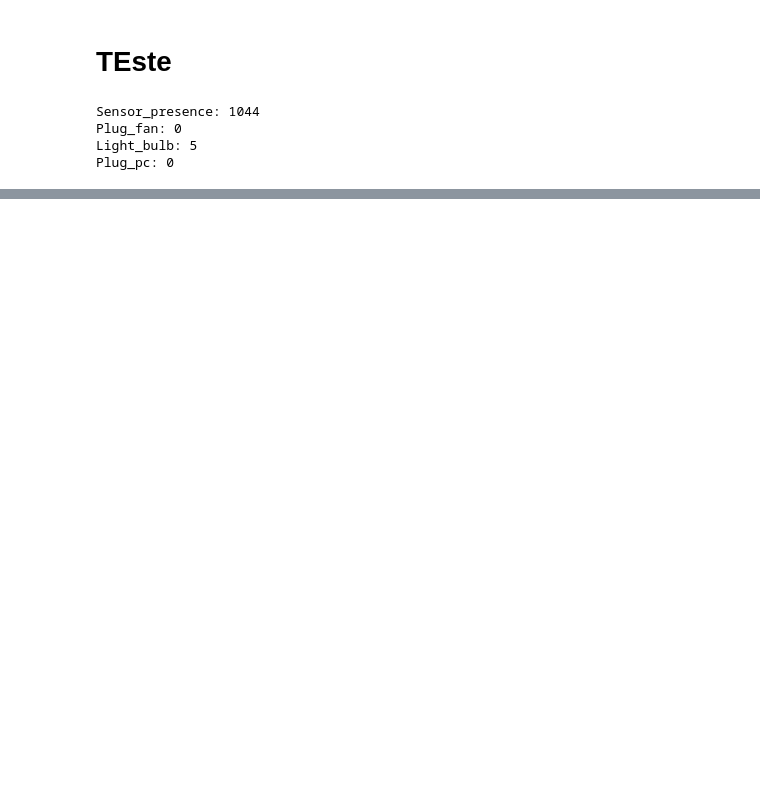
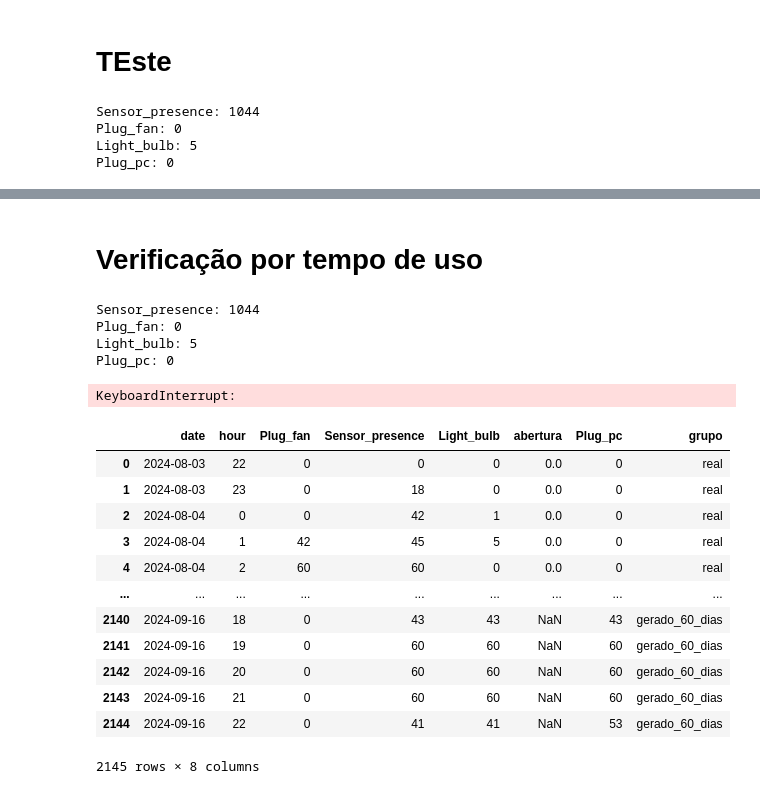
Before and after one commit to hestia-sim/HESTIA-Smart-Home-Simulator, a Jupyter notebook: notebook/validacao.ipynb, the cells around one changed output, grey strips where cells are left out. Saved outputs shown, nothing was run; the diff lists cells and outputs as text; code cells hidden in the pictures; blank space fills up the shorter version.

```diff
--- a/notebook/validacao.ipynb
+++ b/notebook/validacao.ipynb
@@ -295,0 +398,2 @@ graph_gerado = device_change_heatmap_Teste(df_gerado_temp, unique_devices)
+# %% [markdown]
+# Verificação por tempo de uso
@@ -295,0 +466,12 @@ graph_gerado = device_change_heatmap_Teste(df_gerado_temp, unique_devices)
+# %%
+df_real = trata_dados_reais('dados.json').sort_values('timeStamp', ascending=True).reset_index(drop=True)
+df_real['message'] = df_real['message'].apply(lambda x: str(x))
+
+df_gerado_14d = trata_dados_gerados('../dados/original/completo/dados-validacao-14-dias.csv').sort_values('timeStamp', ascending=True).reset_index(drop=True)
+
+df_gerado_60d = trata_dados_gerados('../dados/original/completo/dados-validacao-60-dias.csv').sort_values('timeStamp', ascending=True).reset_index(drop=True)
+# %% [output]
+Sensor_presence: 1044
+Plug_fan: 0
+Light_bulb: 5
+Plug_pc: 0
@@ -295,0 +482,49 @@ graph_gerado = device_change_heatmap_Teste(df_gerado_temp, unique_devices)
+# %%
+real_transform = transform(data=real_encoded)
+generated_14d_transform = transform(data=generated_encoded_14d)
+generated_60d_transform = transform(data=generated_encoded_60d)
+# %% [output]
+KeyboardInterrupt:
+# %%
+real_transform['hour'] = real_transform['timeStamp'].dt.hour
+real_transform['date'] = real_transform['timeStamp'].dt.date
+
+generated_14d_transform['hour'] = generated_14d_transform['timeStamp'].dt.hour
+generated_14d_transform['date'] = generated_14d_transform['timeStamp'].dt.date
+
+generated_60d_transform['hour'] = generated_60d_transform['timeStamp'].dt.hour
+generated_60d_transform['date'] = generated_60d_transform['timeStamp'].dt.date
+# %%
+devices = list(df_real['devId'].unique())
+real_transform = real_transform.groupby(['date', 'hour'])[devices].sum()
+real_transform.reset_index(inplace=True)
+real_transform['grupo'] = 'real'
+
+devices = list(df_gerado_14d['devId'].unique())
+generated_14d_transform = generated_14d_transform.groupby(['date', 'hour'])[devices].sum()
+generated_14d_transform.reset_index(inplace=True)
+generated_14d_transform['grupo'] = 'gerado_14_dias'
+
+devices = list(df_gerado_60d['devId'].unique())
+generated_60d_transform = generated_60d_transform.groupby(['date', 'hour'])[devices].sum()
+generated_60d_transform.reset_index(inplace=True)
+generated_60d_transform['grupo'] = 'gerado_60_dias'
+# %%
+teste_estatistico_concatenado = pd.concat([real_transform, generated_14d_transform, generated_60d_transform], axis=0, ignore_index=True)
+teste_estatistico_concatenado.to_excel('teste_estatistico_concatenado.xlsx', engine='xlsxwriter')
+# %%
+teste_estatistico_concatenado
+# %% [output]
+|  | date | hour | Plug_fan | Sensor_presence | Light_bulb | abertura | Plug_pc | grupo |
+| 0 | 2024-08-03 | 22 | 0 | 0 | 0 | 0.0 | 0 | real |
+| 1 | 2024-08-03 | 23 | 0 | 18 | 0 | 0.0 | 0 | real |
+| 2 | 2024-08-04 | 0 | 0 | 42 | 1 | 0.0 | 0 | real |
+| 3 | 2024-08-04 | 1 | 42 | 45 | 5 | 0.0 | 0 | real |
+| 4 | 2024-08-04 | 2 | 60 | 60 | 0 | 0.0 | 0 | real |
+| ... | ... | ... | ... | ... | ... | ... | ... | ... |
+| 2140 | 2024-09-16 | 18 | 0 | 43 | 43 | NaN | 43 | gerado_60_dias |
+| 2141 | 2024-09-16 | 19 | 0 | 60 | 60 | NaN | 60 | gerado_60_dias |
+| 2142 | 2024-09-16 | 20 | 0 | 60 | 60 | NaN | 60 | gerado_60_dias |
+| 2143 | 2024-09-16 | 21 | 0 | 60 | 60 | NaN | 60 | gerado_60_dias |
+| 2144 | 2024-09-16 | 22 | 0 | 41 | 41 | NaN | 53 | gerado_60_dias |
+2145 rows × 8 columns
```
Also changed, not shown: parts of 17 cells of this notebook.
